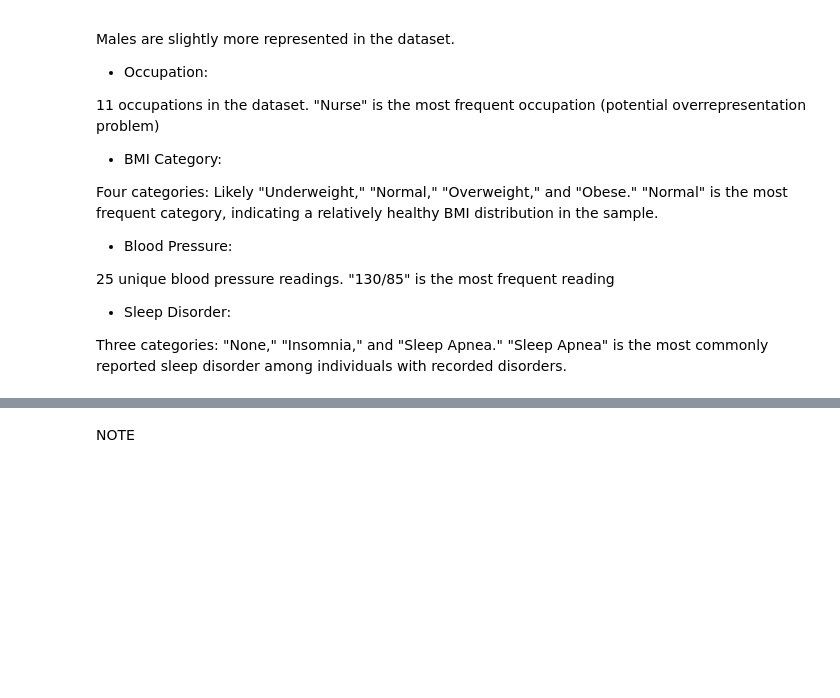
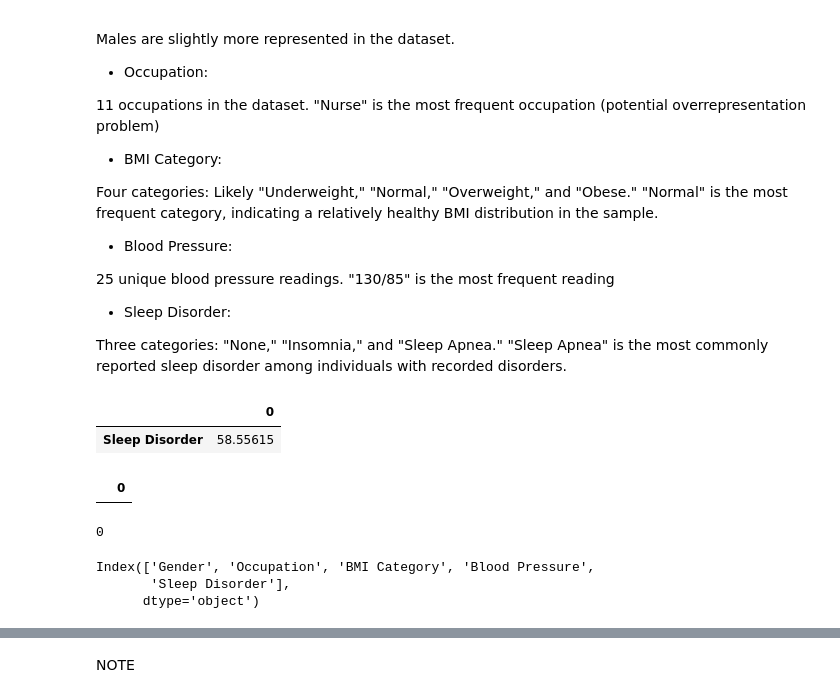
Before and after one commit to Ewa1986/Rest_Wellness_and_Lifestyle, a Jupyter notebook: 02_jupyter_notebooks/etl.ipynb, the cells around one changed output, grey strips where cells are left out. Cells and saved outputs as stored; diff of their text form; code cells hidden in the pictures; blank space fills up the shorter version.

```diff
--- a/02_jupyter_notebooks/etl.ipynb
+++ b/02_jupyter_notebooks/etl.ipynb
@@ -180,3 +132,39 @@ Four categories: Likely "Underweight," "Normal," "Overweight," and "Obese."
 * Sleep Disorder:
 
 Three categories: "None," "Insomnia," and "Sleep Apnea." "Sleep Apnea" is the most commonly reported sleep disorder among individuals with recorded disorders.
+# %%
+# Check for missing values in the dataset (code written with Copilot help)
+missing_values = df_copy.isnull().sum() / len(df_copy) * 100
+missing_values = missing_values[missing_values > 0] # Keep only columns with missing values > 0
+missing_values = missing_values.sort_values(ascending=False)    # Sort in descending order
+missing_values = missing_values.to_frame()  # Convert to DataFrame
+display(missing_values)
+# %% [output]
+|  | 0 |
+| Sleep Disorder | 58.55615 |
+# %%
+# Replacing missing values in the sleep disorder column with 'None'. I will assume that missing values in this column mean that the respondent does not have any sleep disorders.
+df_copy['Sleep Disorder'] = df_copy['Sleep Disorder'].fillna('None')    # Replace missing values with 'None'
+
+#Check if the missing values have been replaced
+missing_values = df_copy.isnull().sum() / len(df_copy) * 100    # Calculate missing values percentage
+missing_values = missing_values[missing_values > 0]    # Keep only columns with missing values > 0
+missing_values = missing_values.sort_values(ascending=False)    # Sort in descending order
+missing_values = missing_values.to_frame()    # Convert to DataFrame
+display(missing_values)
+# %% [output]
+|  | 0 |
+# %%
+#Check for duplicate rows in the dataset
+duplicate_rows = df_copy.duplicated().sum() # Count of duplicate rows
+display(duplicate_rows) # Display the count of duplicate rows
+# %% [output]
+0
+# %%
+# Identify categoricaL columns in the dataset
+categorical_columns = df_copy.select_dtypes(include=['object']).columns
+categorical_columns
+# %% [output]
+Index(['Gender', 'Occupation', 'BMI Category', 'Blood Pressure',
+       'Sleep Disorder'],
+      dtype='object')
```
Also changed, not shown: parts of 16 cells of this notebook.
